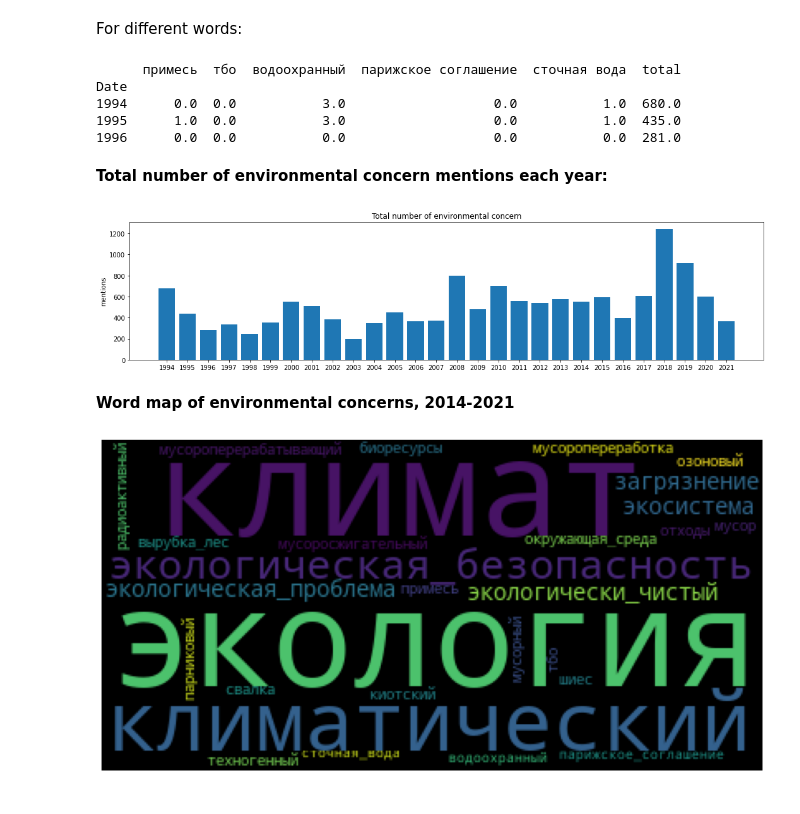
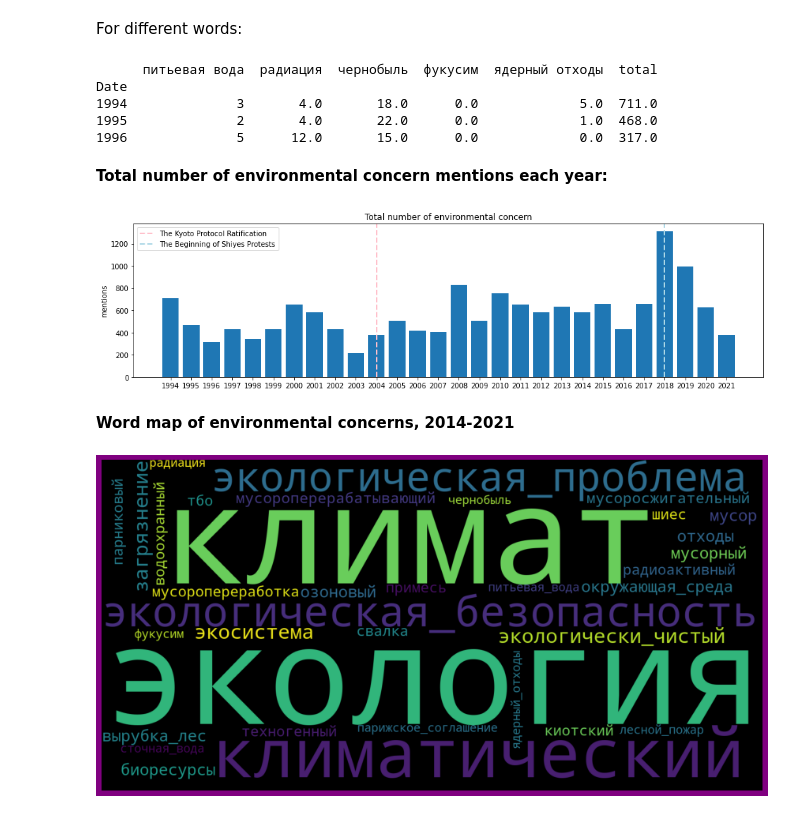
Before and after one commit to chelovekoff/eco_concerns, a Jupyter notebook: duma.ipynb, the cells around one changed output. Cells and saved outputs as stored; diff of their text form; code cells hidden in the pictures.

```diff
--- a/duma.ipynb
+++ b/duma.ipynb
@@ -56,7 +59,9 @@ For different words:
 words = ('экология', 'климат', 'климатический', 'экологическая безопасность', 'экологическая проблема', 'экологически чистый',
            'загрязнение', 'экосистема', 'окружающая среда', 'биоресурсы', 'озоновый', 'вырубка лес', 'отходы',
            'мусор', 'мусорный', 'мусороперерабатывающий', 'мусоросжигательный', 'мусоропереработка', 'свалка', 'техногенный',
-           'киотский', 'радиоактивный', 'шиес', 'парниковый', 'примесь', 'тбо', 'водоохранный', 'парижское соглашение', 'сточная вода')
+           'киотский', 'радиоактивный', 'шиес', 'парниковый', 'примесь', 'тбо', 'водоохранный', 'парижское соглашение', 'сточная вода',
+           'лесной пожар', 'питьевая вода', 'радиация', 'чернобыль', 'фукусим', 'ядерный отходы'
+         )
 
 eco_df = pd.DataFrame({'Date' : [int(i) for i in list(z1['frequencies'].keys())]})
 eco_df.set_index('Date', inplace = True)
@@ -74,22 +79,25 @@ eco_df['total'] = eco_df.sum(axis=1)
 print(eco_df.iloc[0:3,-6:])
 #eco_df.to_excel("eco_duma.xlsx")
 # %% [output]
-      примесь  тбо  водоохранный  парижское соглашение  сточная вода  total
+      питьевая вода  радиация  чернобыль  фукусим  ядерный отходы  total
 Date
-1994      0.0  0.0           3.0                   0.0           1.0  680.0
-1995      1.0  0.0           3.0                   0.0           1.0  435.0
-1996      0.0  0.0           0.0                   0.0           0.0  281.0
+1994              3       4.0       18.0      0.0             5.0  711.0
+1995              2       4.0       22.0      0.0             1.0  468.0
+1996              5      12.0       15.0      0.0             0.0  317.0
 # %% [markdown]
 **Total number of environmental concern mentions each year:**
 # %%
-plt.figure(figsize=(18,4))
+plt.figure(figsize=(16,4))
 plt.bar(x = eco_df.index, height=eco_df['total'])
 plt.title('Total number of environmental concern')
 plt.ylabel('mentions')
 plt.xticks(np.arange(1994, 2022, 1))
+plt.axvline(2004, color='pink', linestyle='--', lw=2, label='The Kyoto Protocol Ratification')
+plt.axvline(2018, color='lightblue', linestyle='--', lw=2, label='The Beginning of Shiyes Protests')
+plt.legend(loc='upper left')
 plt.show()
 # %% [output]
-[figure, old version]
+[figure, new version]
 # %% [markdown]
 **Word map of environmental concerns, 2014-2021**
 # %%
@@ -102,10 +110,10 @@ for el in eco_sum.index:
   eco_sum = eco_sum.rename(index={el: new_word})
 
 text = eco_sum.to_string(header=None)
-wordcloud = WordCloud().generate(str(text))
-plt.figure(figsize=(15,10))
+wordcloud = WordCloud(width=1600, height=800).generate(str(text))
+plt.figure(figsize=(15,10), facecolor='purple')
 plt.imshow(wordcloud)
 plt.axis("off")
 plt.show()
 # %% [output]
-[figure, old version]
+[figure, new version]
```
Also changed, not shown: parts of 1 cell of this notebook.
